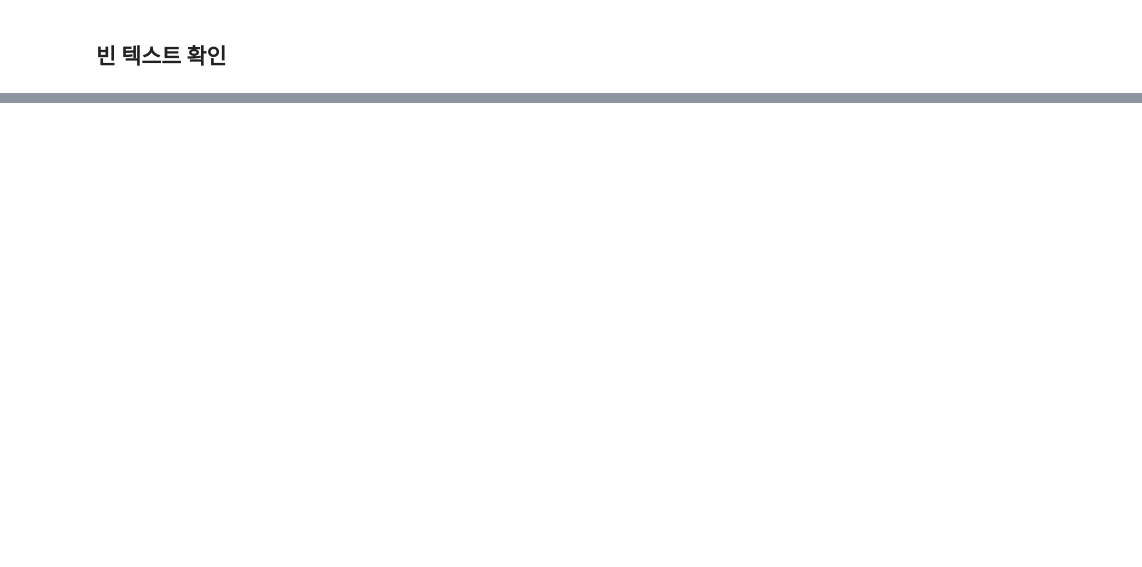
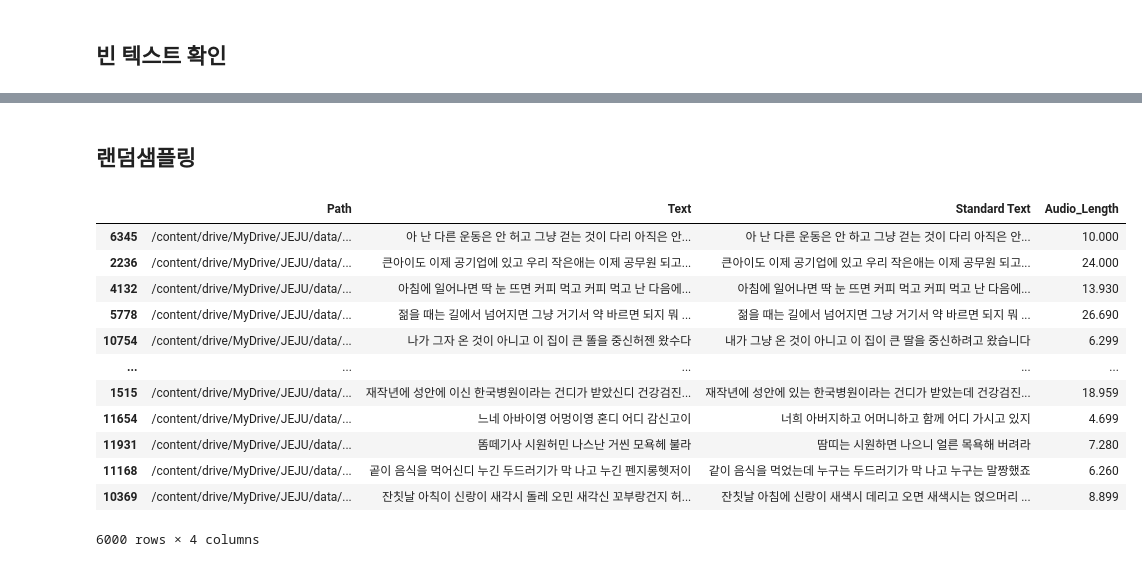
Before and after one commit to Yewon9/STT_JEJU, a Jupyter notebook: EDA_and_Data_Analysis.ipynb, the cells around one changed output, grey strips where cells are left out. Cells and saved outputs as stored; diff of their text form; code cells hidden in the pictures; blank space fills up the shorter version.

```diff
--- a/EDA_and_Data_Analysis.ipynb
+++ b/EDA_and_Data_Analysis.ipynb
@@ -116,0 +158,19 @@ df.to_csv('df_eda.csv', index = False, encoding = 'utf-8-sig')
+# %% [markdown]
+## 랜덤샘플링
+# %%
+df_sampled = df.sample(n = 6000, random_state = 42)
+df_sampled
+# %% [output]
+|  | Path | Text | Standard Text | Audio_Length |
+| 6345 | /content/drive/MyDrive/JEJU/data/... | 아 난 다른 운동은 안 허고 그냥 걷는 것이 다리 아직은 안... | 아 난 다른 운동은 안 하고 그냥 걷는 것이 다리 아직은 안... | 10.000 |
+| 2236 | /content/drive/MyDrive/JEJU/data/... | 큰아이도 이제 공기업에 있고 우리 작은애는 이제 공무원 되고... | 큰아이도 이제 공기업에 있고 우리 작은애는 이제 공무원 되고... | 24.000 |
+| 4132 | /content/drive/MyDrive/JEJU/data/... | 아침에 일어나면 딱 눈 뜨면 커피 먹고 커피 먹고 난 다음에... | 아침에 일어나면 딱 눈 뜨면 커피 먹고 커피 먹고 난 다음에... | 13.930 |
+| 5778 | /content/drive/MyDrive/JEJU/data/... | 젊을 때는 길에서 넘어지면 그냥 거기서 약 바르면 되지 뭐 ... | 젊을 때는 길에서 넘어지면 그냥 거기서 약 바르면 되지 뭐 ... | 26.690 |
+| 10754 | /content/drive/MyDrive/JEJU/data/... | 나가 그자 온 것이 아니고 이 집이 큰 똘을 중신허젠 왔수다 | 내가 그냥 온 것이 아니고 이 집이 큰 딸을 중신하려고 왔습니다 | 6.299 |
+| ... | ... | ... | ... | ... |
+| 1515 | /content/drive/MyDrive/JEJU/data/... | 재작년에 성안에 이신 한국병원이라는 건디가 받았신디 건강검진... | 재작년에 성안에 있는 한국병원이라는 건디가 받았는데 건강검진... | 18.959 |
+| 11654 | /content/drive/MyDrive/JEJU/data/... | 느네 아바이영 어멍이영 혼디 어디 감신고이 | 너희 아버지하고 어머니하고 함께 어디 가시고 있지 | 4.699 |
+| 11931 | /content/drive/MyDrive/JEJU/data/... | 똠떼기사 시원허민 나스난 거씬 모욕헤 불라 | 땀띠는 시원하면 나으니 얼른 목욕해 버려라 | 7.280 |
+| 11168 | /content/drive/MyDrive/JEJU/data/... | 곹이 음식을 먹어신디 누긴 두드러기가 막 나고 누긴 펜지롱헷저이 | 같이 음식을 먹었는데 누구는 두드러기가 막 나고 누구는 말짱했죠 | 6.260 |
+| 10369 | /content/drive/MyDrive/JEJU/data/... | 잔칫날 아칙이 신랑이 새각시 돌레 오민 새각신 꼬부랑건지 허... | 잔칫날 아침에 신랑이 새색시 데리고 오면 새색시는 얹으머리 ... | 8.899 |
+6000 rows × 4 columns
```
Also changed, not shown: parts of 11 cells of this notebook.
